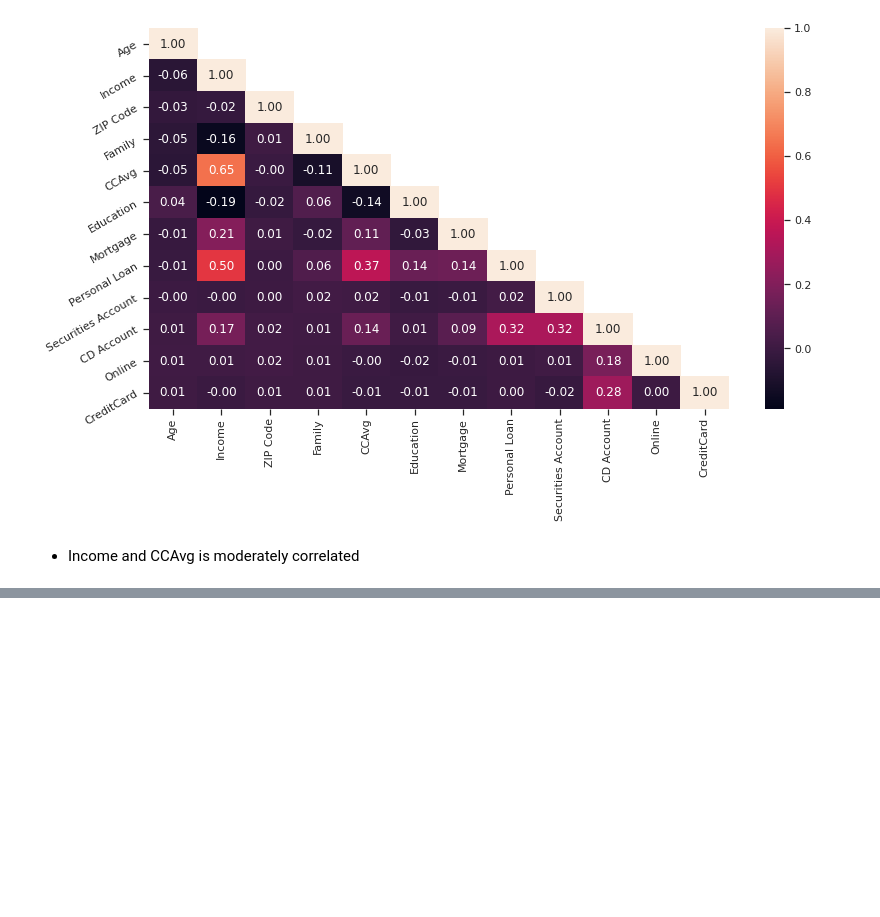
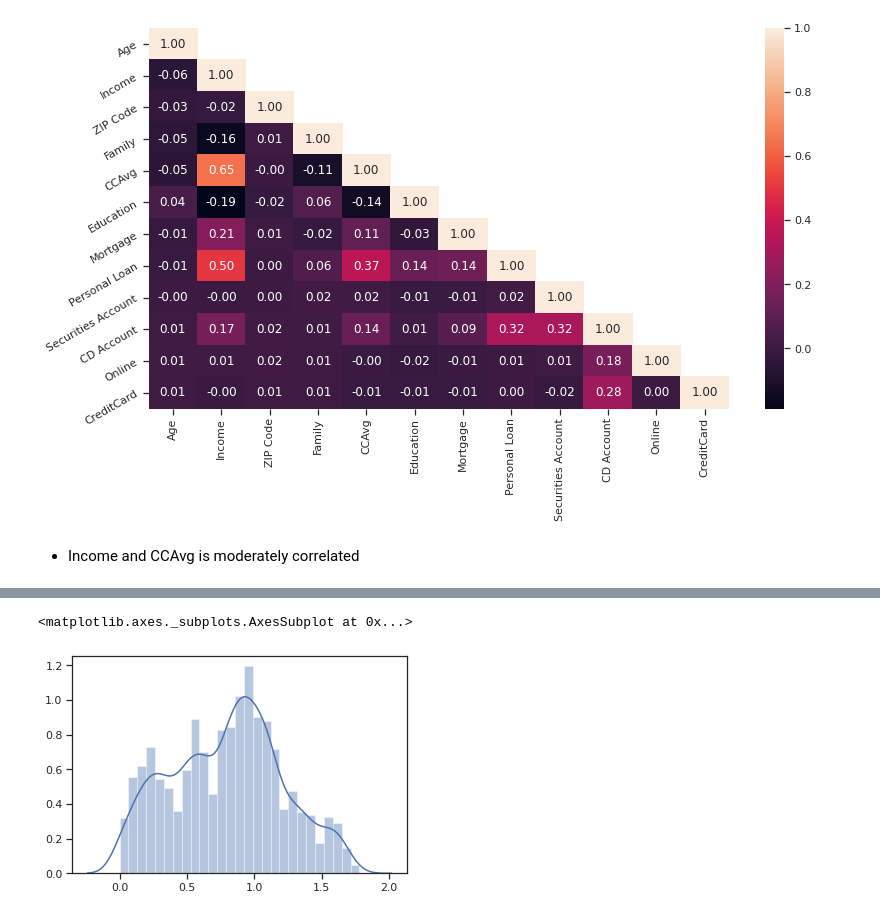
Before and after one commit to mhz1123/internship, a Jupyter notebook: ml_project.ipynb, the cells around one changed output, grey strips where cells are left out. Drawn from its saved outputs; the diff is of its cells as text; code cells hidden in the pictures; blank space fills up the shorter version.

```diff
--- a/ml_project.ipynb
+++ b/ml_project.ipynb
@@ -456,0 +468,8 @@ roty = a.set_yticklabels(a.get_yticklabels(), rotation=30)
+# %%
+pt=PowerTransformer(method='yeo-johnson', standardize=False)
+pt.fit(data['CCAvg'].values.reshape(-1,1))
+temp=pt.transform(data['CCAvg'].values.reshape(-1,1))
+sns.distplot(temp)
+# %% [output]
+<matplotlib.axes._subplots.AxesSubplot at 0x...>
+[figure, added]
```
Also changed, not shown: parts of 7 cells of this notebook.
